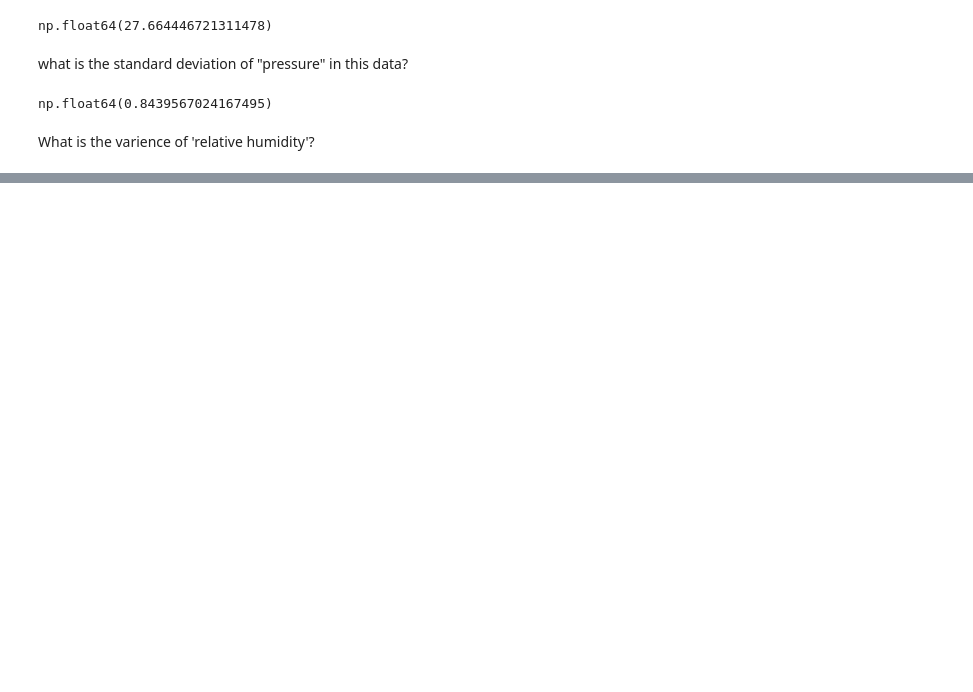
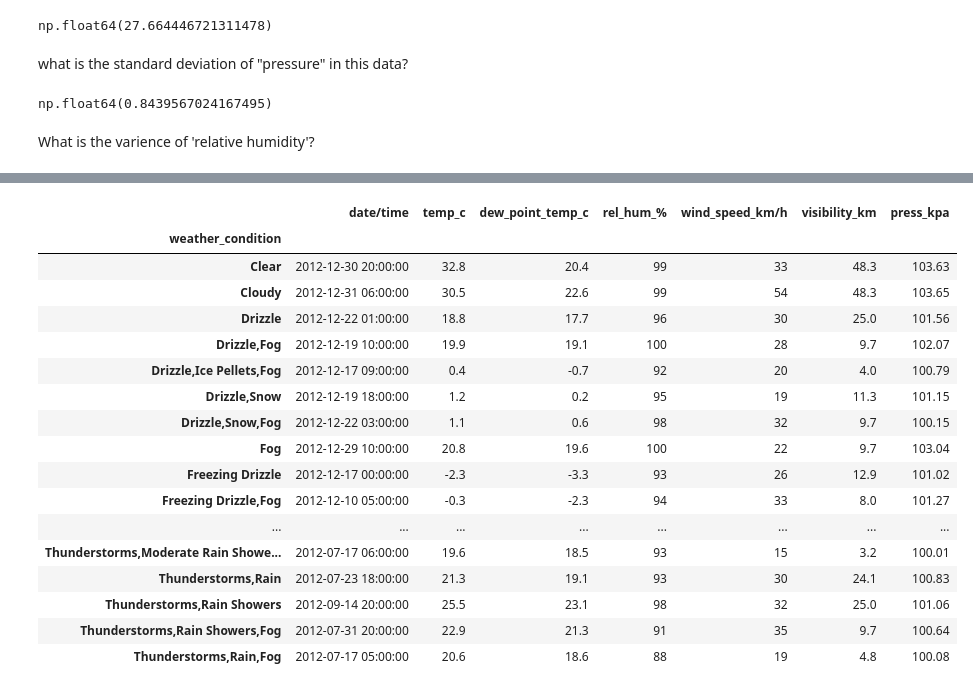
Before and after one commit to parivallalShanmugam/portfolio-projects, a Jupyter notebook: weather_data_analysis.ipynb, the cells around one changed output, grey strips where cells are left out. Drawn from its saved outputs; the diff is of its cells as text; code cells hidden in the pictures; blank space fills up the shorter version.

```diff
--- a/weather_data_analysis.ipynb
+++ b/weather_data_analysis.ipynb
@@ -237,0 +315,2 @@ np.float64(286.21596270417155)
+# %%
+df = df.drop(columns=['date/time'])
@@ -237,0 +347,21 @@ np.float64(286.21596270417155)
+# %%
+df.groupby(['weather_condition']).max()
+# %% [output]
+|  | date/time | temp_c | dew_point_temp_c | rel_hum_% | wind_speed_km/h | visibility_km | press_kpa |
+| weather_condition |  |  |  |  |  |  |  |
+| Clear | 2012-12-30 20:00:00 | 32.8 | 20.4 | 99 | 33 | 48.3 | 103.63 |
+| Cloudy | 2012-12-31 06:00:00 | 30.5 | 22.6 | 99 | 54 | 48.3 | 103.65 |
+| Drizzle | 2012-12-22 01:00:00 | 18.8 | 17.7 | 96 | 30 | 25.0 | 101.56 |
+| Drizzle,Fog | 2012-12-19 10:00:00 | 19.9 | 19.1 | 100 | 28 | 9.7 | 102.07 |
+| Drizzle,Ice Pellets,Fog | 2012-12-17 09:00:00 | 0.4 | -0.7 | 92 | 20 | 4.0 | 100.79 |
+| Drizzle,Snow | 2012-12-19 18:00:00 | 1.2 | 0.2 | 95 | 19 | 11.3 | 101.15 |
+| Drizzle,Snow,Fog | 2012-12-22 03:00:00 | 1.1 | 0.6 | 98 | 32 | 9.7 | 100.15 |
+| Fog | 2012-12-29 10:00:00 | 20.8 | 19.6 | 100 | 22 | 9.7 | 103.04 |
+| Freezing Drizzle | 2012-12-17 00:00:00 | -2.3 | -3.3 | 93 | 26 | 12.9 | 101.02 |
+| Freezing Drizzle,Fog | 2012-12-10 05:00:00 | -0.3 | -2.3 | 94 | 33 | 8.0 | 101.27 |
+| ... | ... | ... | ... | ... | ... | ... | ... |
+| Thunderstorms,Moderate Rain Showe... | 2012-07-17 06:00:00 | 19.6 | 18.5 | 93 | 15 | 3.2 | 100.01 |
+| Thunderstorms,Rain | 2012-07-23 18:00:00 | 21.3 | 19.1 | 93 | 30 | 24.1 | 100.83 |
+| Thunderstorms,Rain Showers | 2012-09-14 20:00:00 | 25.5 | 23.1 | 98 | 32 | 25.0 | 101.06 |
+| Thunderstorms,Rain Showers,Fog | 2012-07-31 20:00:00 | 22.9 | 21.3 | 91 | 35 | 9.7 | 100.64 |
+| Thunderstorms,Rain,Fog | 2012-07-17 05:00:00 | 20.6 | 18.6 | 88 | 19 | 4.8 | 100.08 |
```
Also changed, not shown: parts of 23 cells of this notebook.
